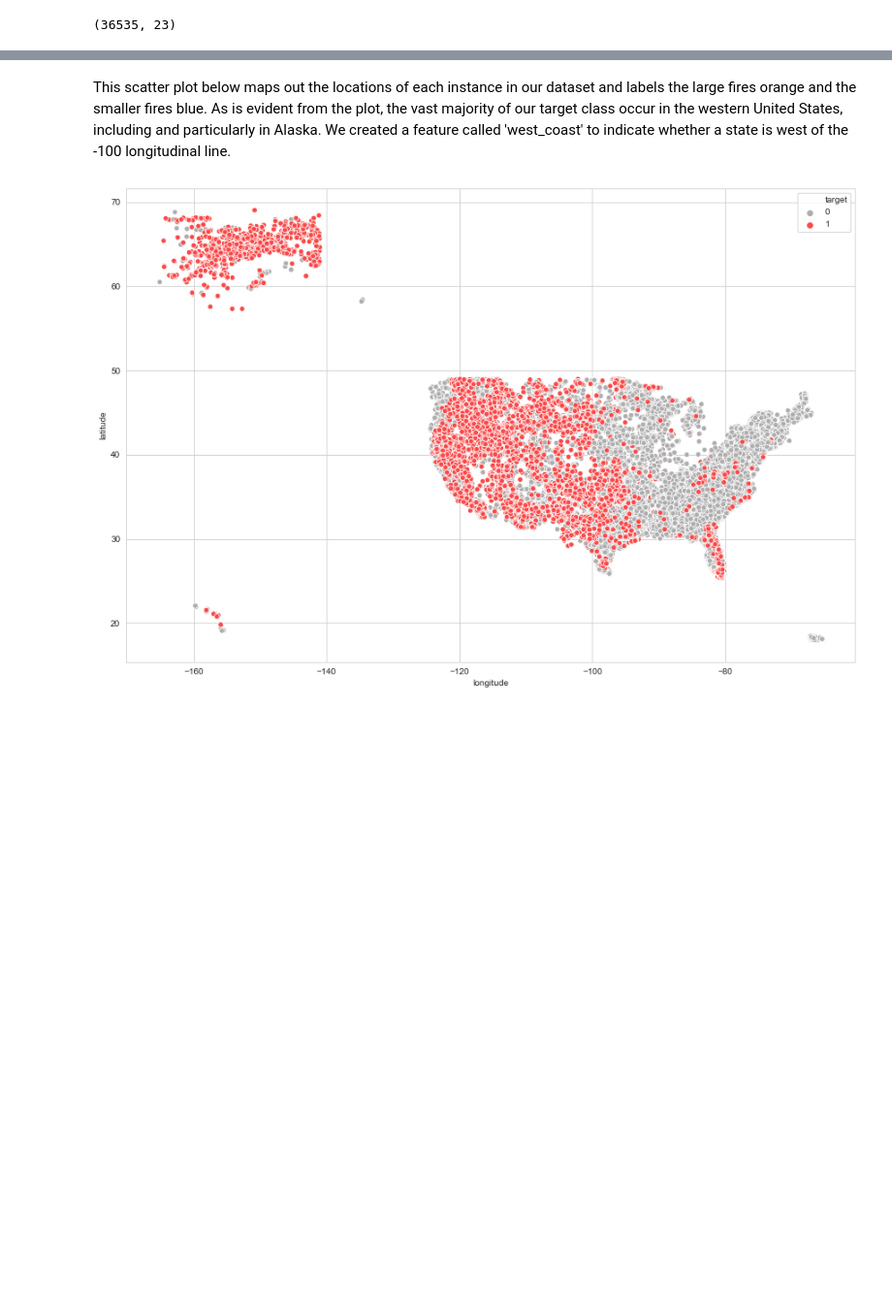
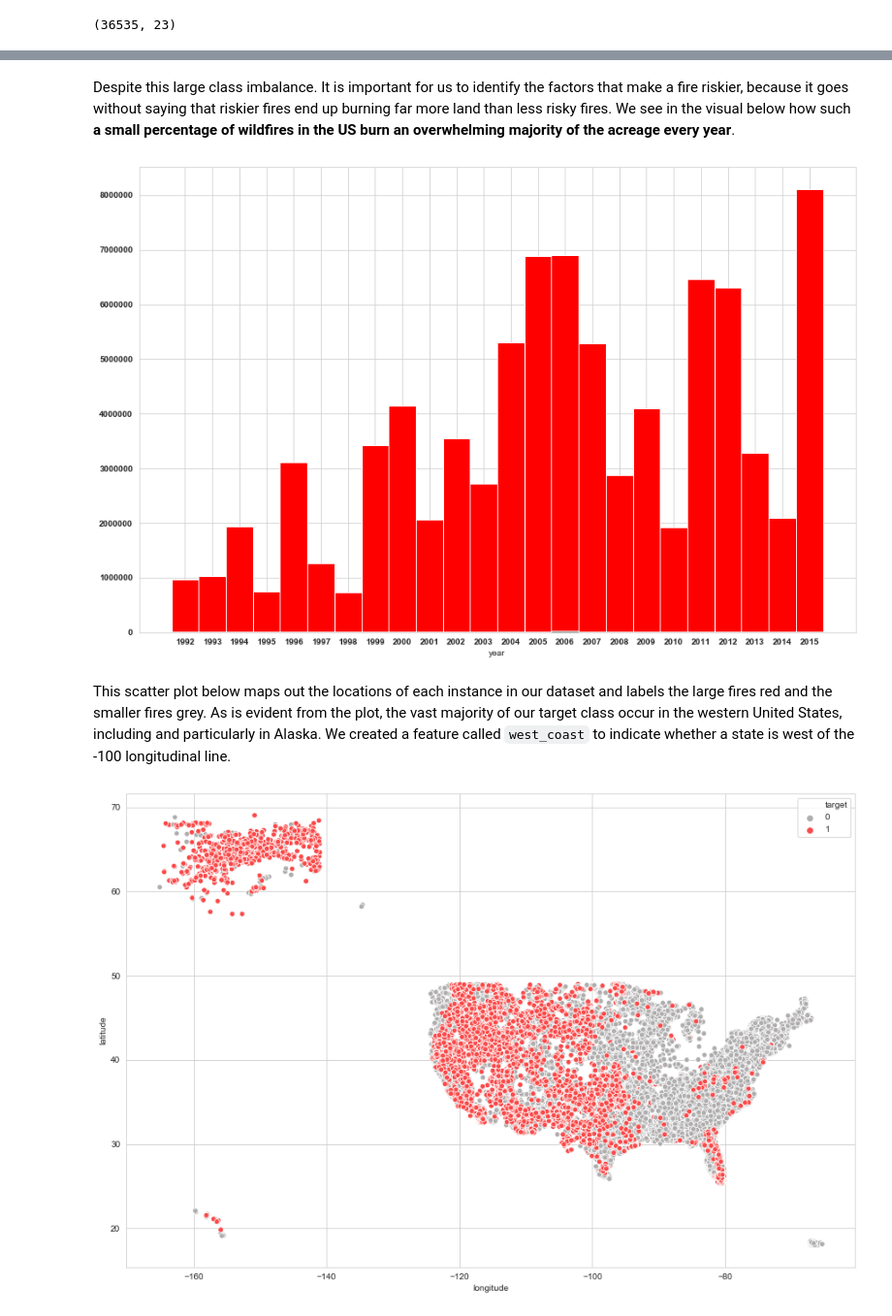
Before and after one commit to fernandez-justin/Forest_Fire_Classification, a Jupyter notebook: final_notebook.ipynb, the cells around one changed output, grey strips where cells are left out. Shown at 97% size. Drawn from its saved outputs; the diff is of its cells as text; code cells hidden in the pictures; blank space fills up the shorter version.

```diff
--- a/final_notebook.ipynb
+++ b/final_notebook.ipynb
@@ -83,5 +84,40 @@ plt.show()
+# %% [markdown]
+Despite this large class imbalance. It is important for us to identify the factors that make a fire riskier, because it goes without saying that riskier fires end up burning far more land than less risky fires. We see in the visual below how such **a small percentage of wildfires in the US burn an overwhelming majority of the acreage every year**.
+# %%
+# acres burned by year
+df['year'] = df['disc_clean_date'].apply(lambda x: int(x[-4:]))
+
+small_acres_df = df[df['target'] == 0]
+small_acres = small_acres_df.groupby('year').fire_size.sum()
+
+large_acres_df = df[df['target'] == 1]
+large_acres = large_acres_df.groupby('year').fire_size.sum()
+
+plt.figure(figsize=(15,10))
+rc('font', weight='bold')
+
+bars1 = list(small_acres)
+bars2 = list(large_acres)
+
+bars = np.add(bars1, bars2).tolist()
+
+r = sorted(list(df['year'].unique()))
+
+names = sorted(list(df['year'].unique()))
+
+barWidth = 1
+
+plt.bar(r, bars1, color='grey', edgecolor='white', width=barWidth)
+plt.bar(r, bars2, bottom=bars1, color='red', edgecolor='white', width=barWidth)
+
+plt.xticks(r, names, fontweight='bold')
+plt.xlabel('year')
+
+plt.show()
+# %% [output]
+[figure, added]
 # %% [markdown]
-This scatter plot below maps out the locations of each instance in our dataset and labels the large fires orange and the smaller fires blue. As is evident from the plot, the vast majority of our target class occur in the western United States, including and particularly in Alaska. We created a feature called 'west_coast' to indicate whether a state is west of the -100 longitudinal line.
+This scatter plot below maps out the locations of each instance in our dataset and labels the large fires red and the smaller fires grey. As is evident from the plot, the vast majority of our target class occur in the western United States, including and particularly in Alaska. We created a feature called `west_coast` to indicate whether a state is west of the -100 longitudinal line.
 # %%
 df['west_coast'] = df.longitude.apply(lambda x: 1 if x < -100 else 0)
 # %%
```
Also changed, not shown: parts of 12 cells of this notebook, 3 other files.
